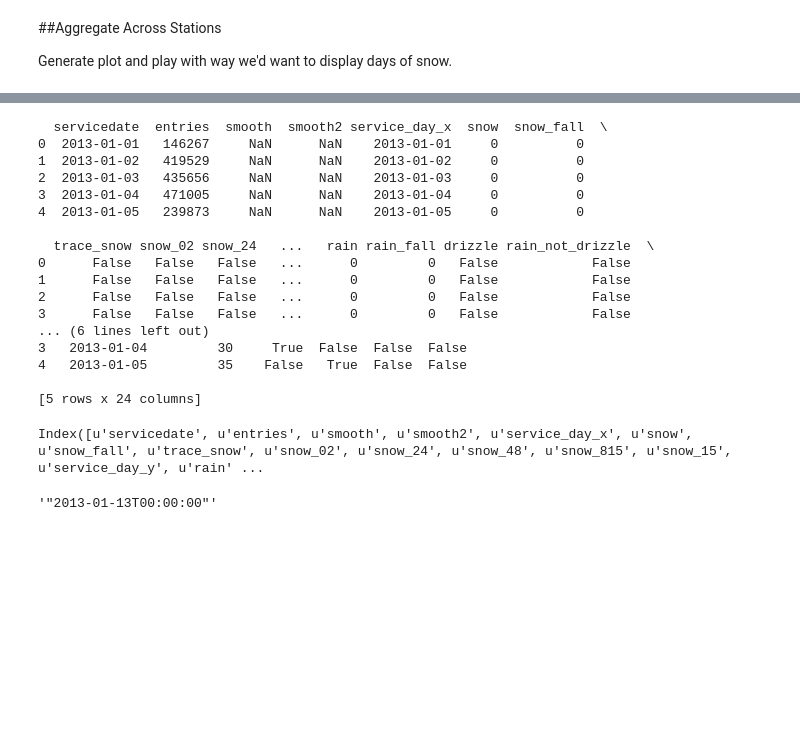
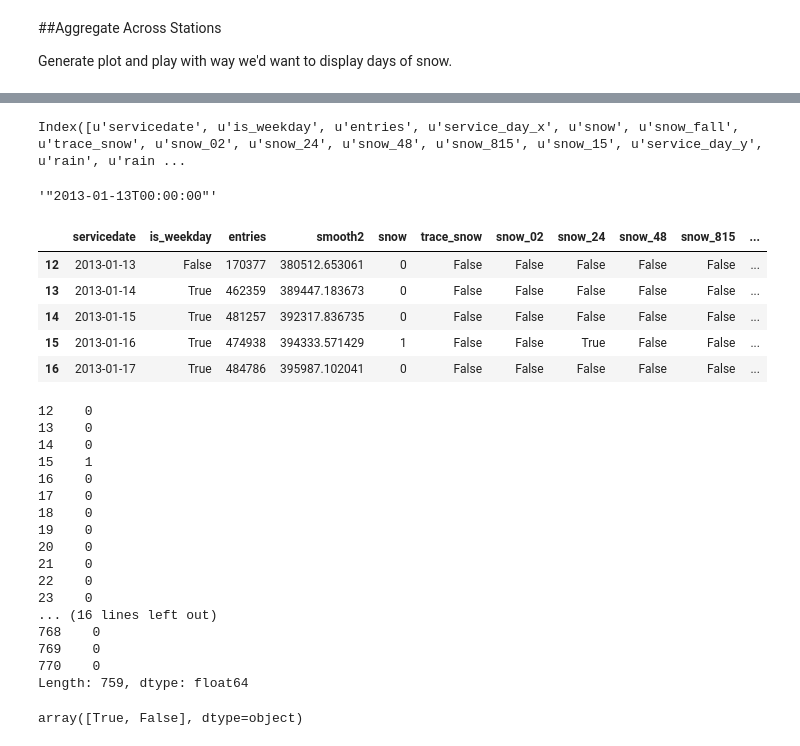
Before and after one commit to azampagl/mbta-weather, a Jupyter notebook: processing/Viz Final Processing.ipynb, the cells around one changed output, grey strips where cells are left out. Drawn from its saved outputs; the diff is of its cells as text; code cells hidden in the pictures; blank space fills up the shorter version.

```diff
--- a/processing/Viz Final Processing.ipynb
+++ b/processing/Viz Final Processing.ipynb
@@ -669,37 +932,13 @@ for val in snow_daily[snow_daily['snow']==1]['service_day']:
-# %%
-all_count=all_count.reset_index().merge(snow_daily,left_on='servicedate',right_on='service_day')
-all_count=all_count.merge(rain_daily,left_on='servicedate',right_on='service_day')
-all_count=all_count.merge(temp_daily,left_on='servicedate',right_on='service_day')
-
-print all_count.head()
-# %% [output]
-  servicedate  entries  smooth  smooth2 service_day_x  snow  snow_fall  \
-0  2013-01-01   146267     NaN      NaN    2013-01-01     0          0
-1  2013-01-02   419529     NaN      NaN    2013-01-02     0          0
-2  2013-01-03   435656     NaN      NaN    2013-01-03     0          0
-3  2013-01-04   471005     NaN      NaN    2013-01-04     0          0
-4  2013-01-05   239873     NaN      NaN    2013-01-05     0          0
-
-  trace_snow snow_02 snow_24   ...   rain rain_fall drizzle rain_not_drizzle  \
-0      False   False   False   ...      0         0   False            False
-1      False   False   False   ...      0         0   False            False
-2      False   False   False   ...      0         0   False            False
-3      False   False   False   ...      0         0   False            False
-... (6 lines left out)
-3   2013-01-04         30     True  False  False  False
-4   2013-01-05         35    False   True  False  False
-
-[5 rows x 24 columns]
 # %%
-print all_count.columns
+print all_stations.columns
 # %% [output]
-Index([u'servicedate', u'entries', u'smooth', u'smooth2', u'service_day_x', u'snow', u'snow_fall', u'trace_snow', u'snow_02', u'snow_24', u'snow_48', u'snow_815', u'snow_15', u'service_day_y', u'rain' ...
+Index([u'servicedate', u'is_weekday', u'entries', u'service_day_x', u'snow', u'snow_fall', u'trace_snow', u'snow_02', u'snow_24', u'snow_48', u'snow_815', u'snow_15', u'service_day_y', u'rain', u'rain ...
 # %%
-all_count=all_count[['servicedate','entries','smooth2','snow','trace_snow','snow_02','snow_24','snow_48','snow_815','snow_15',
-                    'rain','rain_fall','drizzle','rain_not_drizzle','temp_mean','freezing','32_50','50_85','hot']]
+all_stations=all_stations[['servicedate','is_weekday','entries','smooth2','snow','trace_snow','snow_02','snow_24','snow_48','snow_815','snow_15',
+                    'rain','rain_fall','drizzle','rain_not_drizzle']]
 
 # drop first two weeks due to NAN created in rolling average
-all_count=all_count.dropna()
+all_stations=all_stations.dropna()
 # %%
 import datetime, json
 
@@ -725,3 +964,36 @@ for i in range(len(all_count)):
+# %%
+all_stations.head()
+# %% [output]
+|  | servicedate | is_weekday | entries | smooth2 | snow | trace_snow | snow_02 | snow_24 | snow_48 | snow_815 | ... |
+| 12 | 2013-01-13 | False | 170377 | 380512.653061 | 0 | False | False | False | False | False | ... |
+| 13 | 2013-01-14 | True | 462359 | 389447.183673 | 0 | False | False | False | False | False | ... |
+| 14 | 2013-01-15 | True | 481257 | 392317.836735 | 0 | False | False | False | False | False | ... |
+| 15 | 2013-01-16 | True | 474938 | 394333.571429 | 1 | False | False | True | False | False | ... |
+| 16 | 2013-01-17 | True | 484786 | 395987.102041 | 0 | False | False | False | False | False | ... |
+# %%
+print all_stations['rain']*all_stations['is_weekday']
+# %% [output]
+12    0
+13    0
+14    0
+15    1
+16    0
+17    0
+18    0
+19    0
+20    0
+21    0
+22    0
+23    0
+... (16 lines left out)
+768    0
+769    0
+770    0
+Length: 759, dtype: float64
+# %%
+all_stations['drizzle'].unique()
+# %% [output]
+array([True, False], dtype=object)
 # %%
 
 all_stations_dict={}
```
Also changed, not shown: parts of 24 cells of this notebook, 1 other file.
